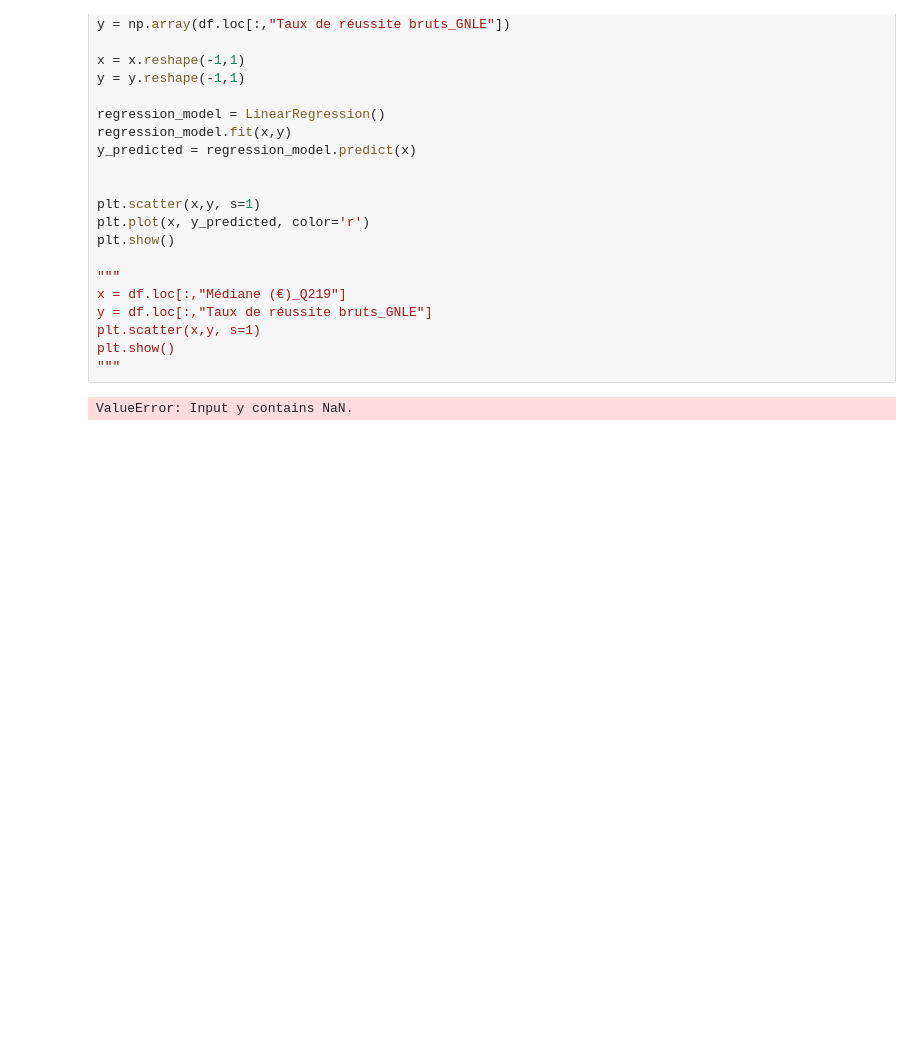
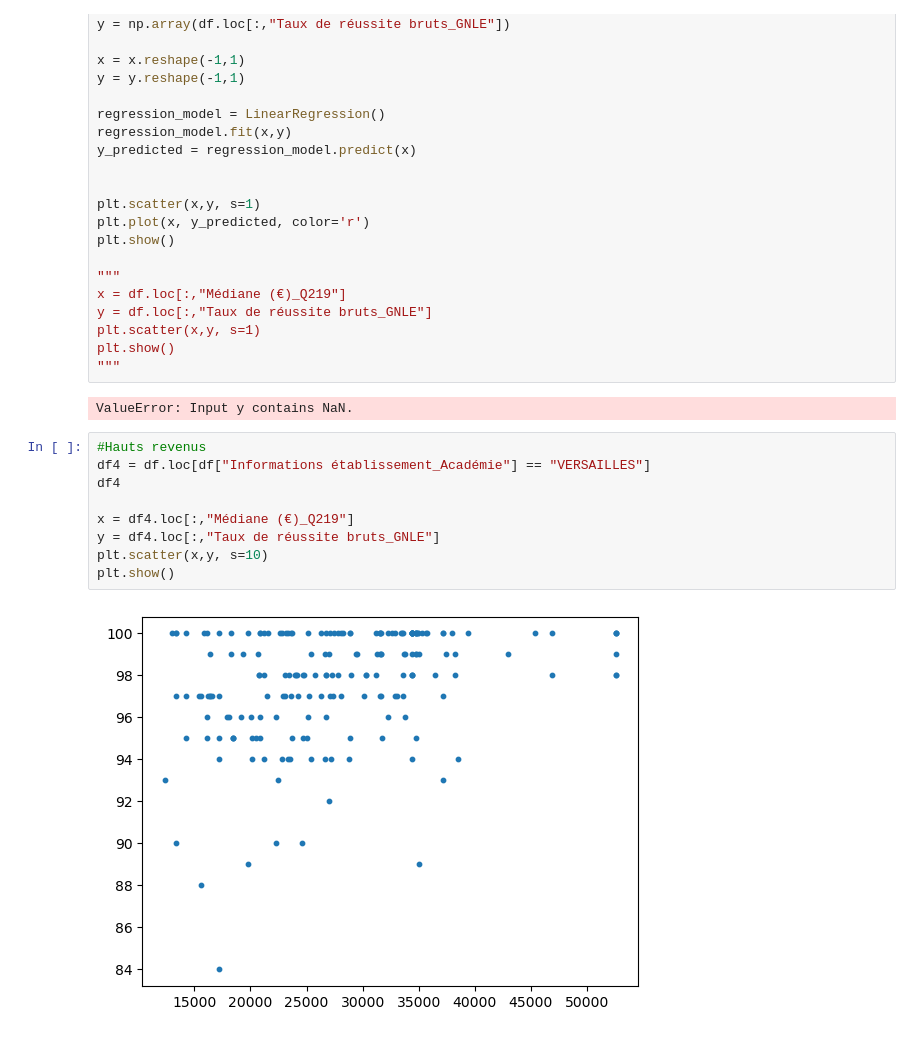
Before and after one commit to Acochepin/Python-2A---AC---JM---RS, a Jupyter notebook: Manipulation bases de données.ipynb, the cells around one changed output. Cells and saved outputs as stored; diff of their text form; blank space fills up the shorter version.

Commit message:
Graphiques par académie

```diff
--- a/Manipulation bases de données.ipynb
+++ b/Manipulation bases de données.ipynb
@@ -524,3 +524,14 @@ plt.show()
 """
 # %% [output]
 ValueError: Input y contains NaN.
+# %%
+#Hauts revenus
+df4 = df.loc[df["Informations établissement_Académie"] == "VERSAILLES"]
+df4
+
+x = df4.loc[:,"Médiane (€)_Q219"]
+y = df4.loc[:,"Taux de réussite bruts_GNLE"]
+plt.scatter(x,y, s=10)
+plt.show()
+# %% [output]
+[figure, added]
```
Also changed, not shown: parts of 3 cells of this notebook.
